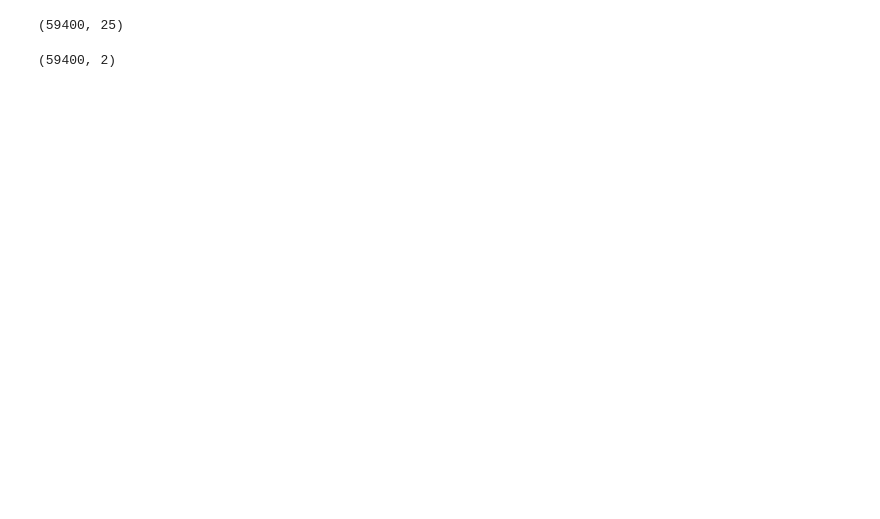
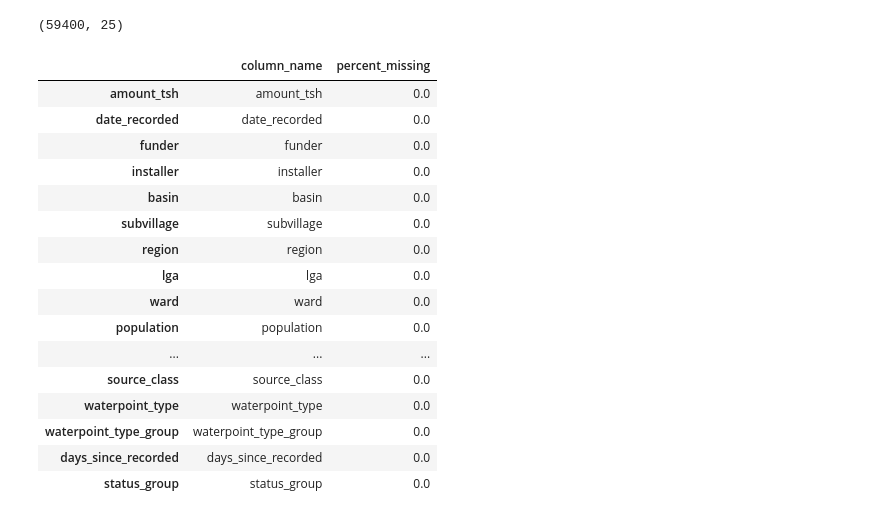
Before and after one commit to irwin-lam/PumpItUp, a Jupyter notebook: EDA.ipynb, the cells around one changed output. Drawn from its saved outputs; the diff is of its cells as text; code cells hidden in the pictures; blank space fills up the shorter version.

```diff
--- a/EDA.ipynb
+++ b/EDA.ipynb
@@ -280,4 +267,7 @@ x.drop(['extraction_type_group', 'extraction_type_class'], axis = 1, inplace=Tru
 x.drop(['management', 'management_group'], axis = 1, inplace=True)
 x.drop('payment_type', axis=1, inplace=True)
 x.drop(['quality_group', 'quantity_group', 'source_type'], axis = 1, inplace=True)
+# %%
+train = pd.merge(x, y, on='id')
+train.drop('id', axis =1, inplace=True)
 # %%
@@ -307,6 +300,25 @@ x.shape
 # %% [output]
 (59400, 25)
-# %%
-y.shape
-# %% [output]
-(59400, 2)
+# %%
+percent_missing = train.isnull().sum()*100 /len(train)
+missing_value_df = pd.DataFrame({'column_name' : train.columns,
+                                 'percent_missing': percent_missing})
+missing_value_df
+# %% [output]
+|  | column_name | percent_missing |
+| amount_tsh | amount_tsh | 0.0 |
+| date_recorded | date_recorded | 0.0 |
+| funder | funder | 0.0 |
+| installer | installer | 0.0 |
+| basin | basin | 0.0 |
+| subvillage | subvillage | 0.0 |
+| region | region | 0.0 |
+| lga | lga | 0.0 |
+| ward | ward | 0.0 |
+| population | population | 0.0 |
+| ... | ... | ... |
+| source_class | source_class | 0.0 |
+| waterpoint_type | waterpoint_type | 0.0 |
+| waterpoint_type_group | waterpoint_type_group | 0.0 |
+| days_since_recorded | days_since_recorded | 0.0 |
+| status_group | status_group | 0.0 |
```
Also changed, not shown: parts of 10 cells of this notebook, 7 other files.
